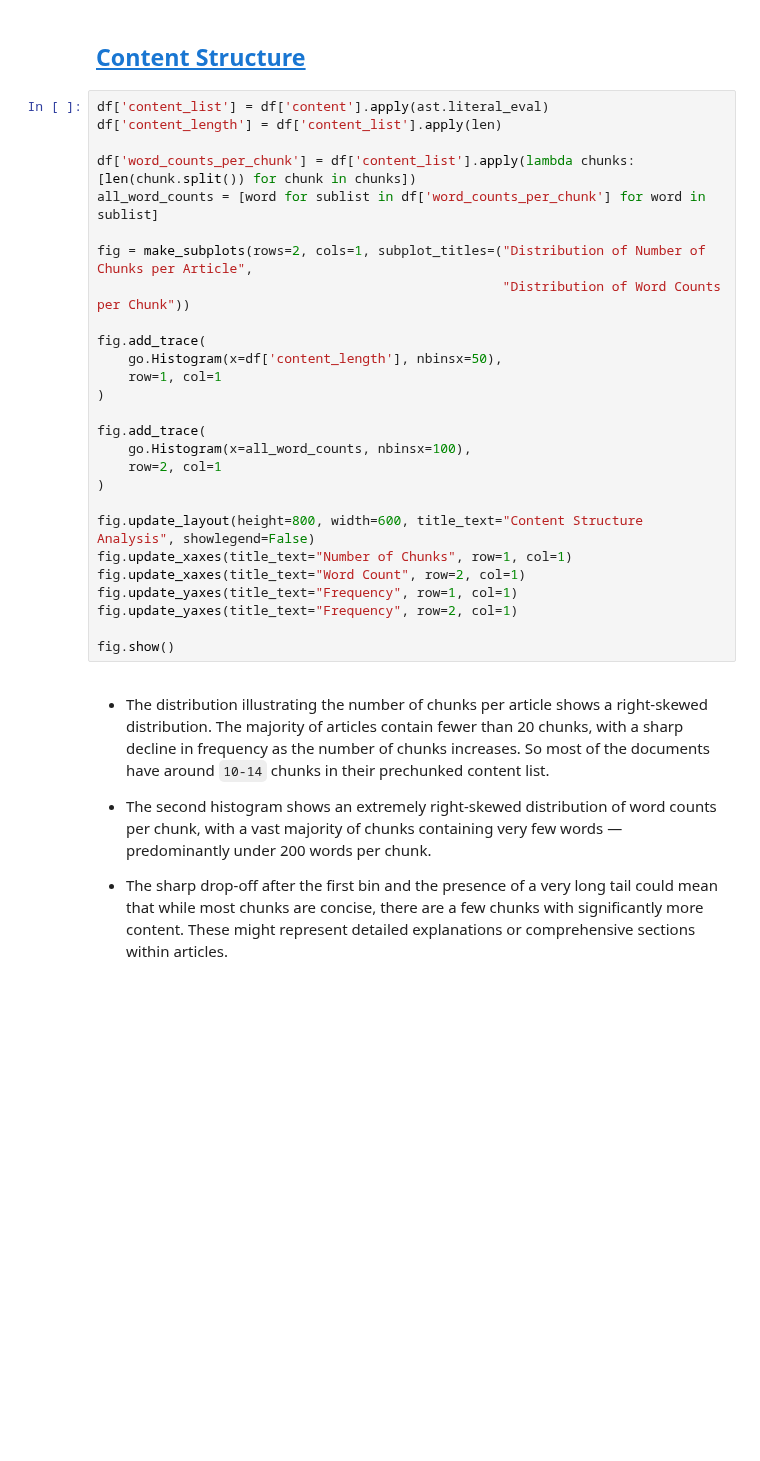
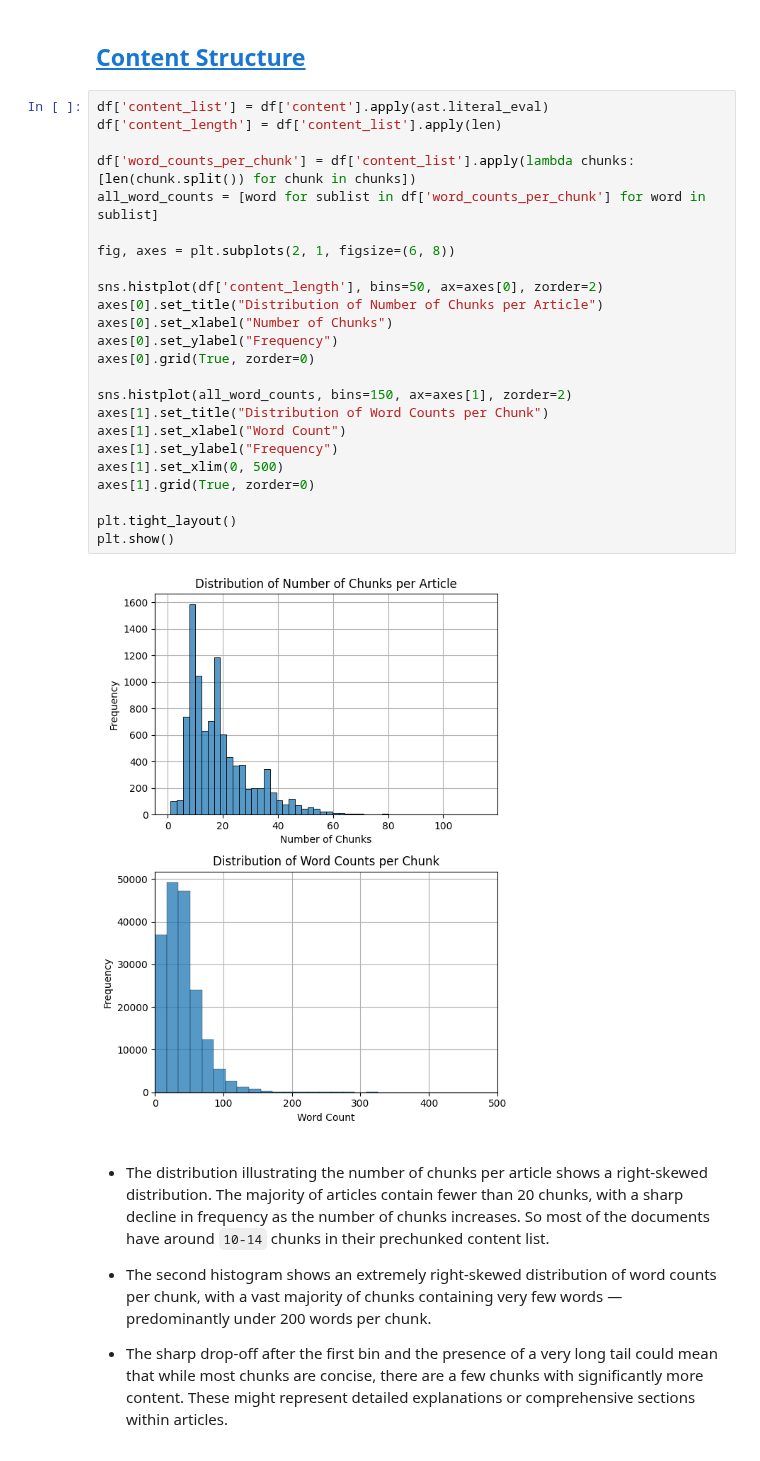
Before and after one commit to fhnw-ivy/npr-rag, a Jupyter notebook: notebooks/exploration.ipynb, the cells around one changed output. Cells and saved outputs as stored; diff of their text form; blank space fills up the shorter version.

Commit message:
turned plotly into seaborn plots and exported exploration html

```diff
--- a/notebooks/exploration.ipynb
+++ b/notebooks/exploration.ipynb
@@ -85,30 +86,29 @@ Some Key Takeaways of the columns summary are:
 # %%
 df['content_list'] = df['content'].apply(ast.literal_eval)
 df['content_length'] = df['content_list'].apply(len)
 
 df['word_counts_per_chunk'] = df['content_list'].apply(lambda chunks: [len(chunk.split()) for chunk in chunks])
 all_word_counts = [word for sublist in df['word_counts_per_chunk'] for word in sublist]
 
-fig = make_subplots(rows=2, cols=1, subplot_titles=("Distribution of Number of Chunks per Article",
-                                                    "Distribution of Word Counts per Chunk"))
+fig, axes = plt.subplots(2, 1, figsize=(6, 8))
 
-fig.add_trace(
-    go.Histogram(x=df['content_length'], nbinsx=50),
-    row=1, col=1
-)
+sns.histplot(df['content_length'], bins=50, ax=axes[0], zorder=2)
+axes[0].set_title("Distribution of Number of Chunks per Article")
+axes[0].set_xlabel("Number of Chunks")
+axes[0].set_ylabel("Frequency")
+axes[0].grid(True, zorder=0)
 
-fig.add_trace(
-    go.Histogram(x=all_word_counts, nbinsx=100),
-    row=2, col=1
-)
+sns.histplot(all_word_counts, bins=150, ax=axes[1], zorder=2)
+axes[1].set_title("Distribution of Word Counts per Chunk")
+axes[1].set_xlabel("Word Count")
+axes[1].set_ylabel("Frequency")
+axes[1].set_xlim(0, 500)
+axes[1].grid(True, zorder=0)
 
-fig.update_layout(height=800, width=600, title_text="Content Structure Analysis", showlegend=False)
-fig.update_xaxes(title_text="Number of Chunks", row=1, col=1)
-fig.update_xaxes(title_text="Word Count", row=2, col=1)
-fig.update_yaxes(title_text="Frequency", row=1, col=1)
-fig.update_yaxes(title_text="Frequency", row=2, col=1)
-
-fig.show()
+plt.tight_layout()
+plt.show()
+# %% [output]
+[figure, added]
 # %% [markdown]
 - The distribution illustrating the number of chunks per article shows a right-skewed distribution. The majority of articles contain fewer than 20 chunks, with a sharp decline in frequency as the number of chunks increases. So most of the documents have around `10-14` chunks in their prechunked content list.
 
```
Also changed, not shown: parts of 2 cells of this notebook, 1 other file.
